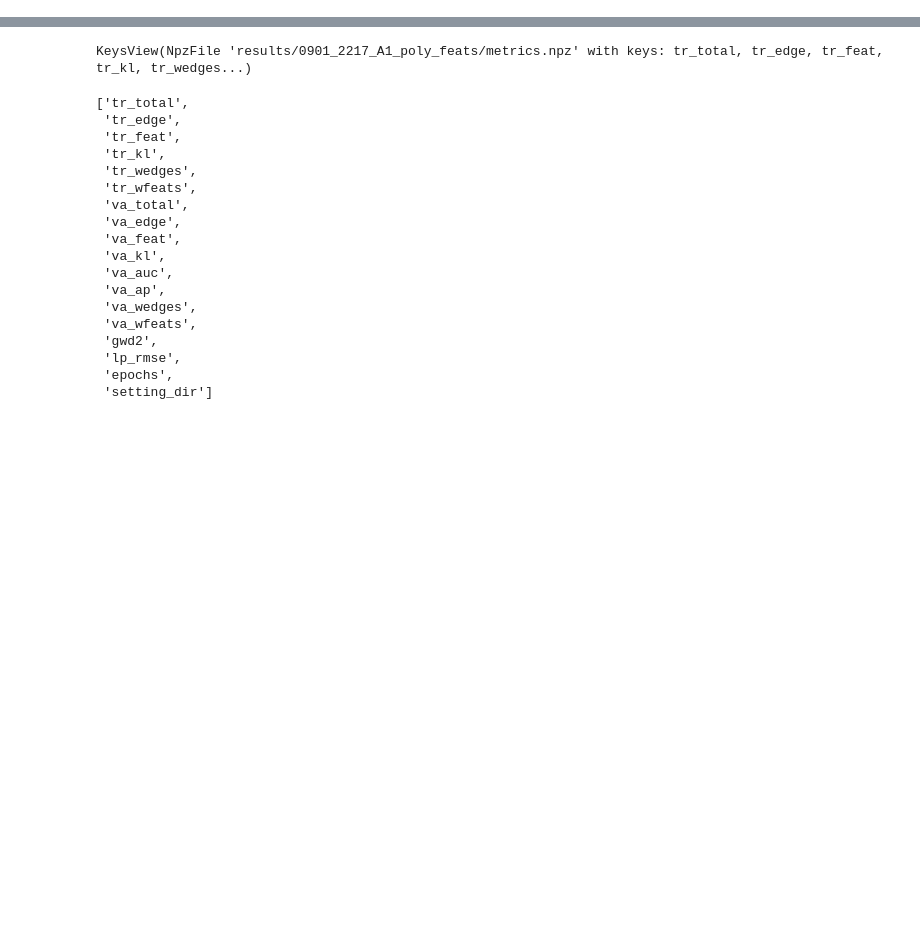
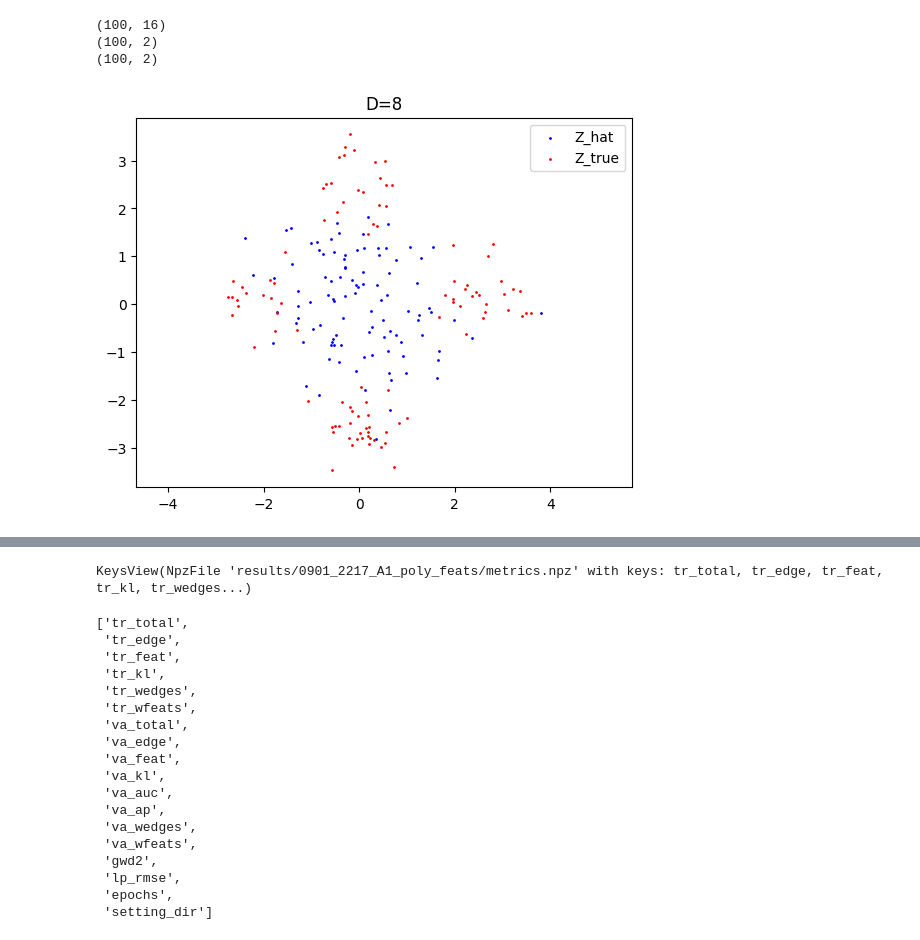
Before and after one commit to ZhangWan-byte/lpm, a Jupyter notebook: exp1_demo.ipynb, the cells around one changed output, grey strips where cells are left out. Saved outputs shown, nothing was run; the diff lists cells and outputs as text; code cells hidden in the pictures; blank space fills up the shorter version.

```diff
--- a/exp1_demo.ipynb
+++ b/exp1_demo.ipynb
@@ -3,0 +141,37 @@ import matplotlib.pyplot as plt
+# %%
+test_root = "./results/0905_0035_A1_poly_feats/Zhat"
+test_graph_dirs = [os.path.join(test_root, d) for d in os.listdir(test_root)]
+
+Z_hats = []
+for d in test_graph_dirs:
+    Z_hat = np.load(d)
+    Z_hats.append(Z_hat)
+    break
+Z_hats = np.vstack(Z_hats)
+print(Z_hats.shape)
+
+LP_root = "./sim_data_batch/A1_poly_feats/"
+LP_dirs = [os.path.join(LP_root, d) for d in os.listdir(LP_root)]
+
+Z_trues = []
+for d in LP_dirs:
+    Z_true = np.load(os.path.join(d, f"{d.split('/')[-1]}_nodes.npz"))['positions']
+    Z_trues.append(Z_true)
+    break
+Z_trues = np.vstack(Z_trues)
+print(Z_trues.shape)
+
+Z_hat_dr = dim_reduce(X=Z_true, Y=Z_hat)
+print(Z_hat_dr.shape)
+
+plt.scatter(Z_hat_dr[:,0], Z_hat_dr[:,1], s=1, c='b')
+plt.scatter(Z_true[:,0], Z_true[:,1], s=1, c='r')
+plt.legend(['Z_hat', 'Z_true'])
+plt.axis('equal')
+plt.title('D=8')
+plt.show()
+# %% [output]
+(100, 16)
+(100, 2)
+(100, 2)
+[figure, added]
```
Also changed, not shown: parts of 5 cells of this notebook, 3 other files.
